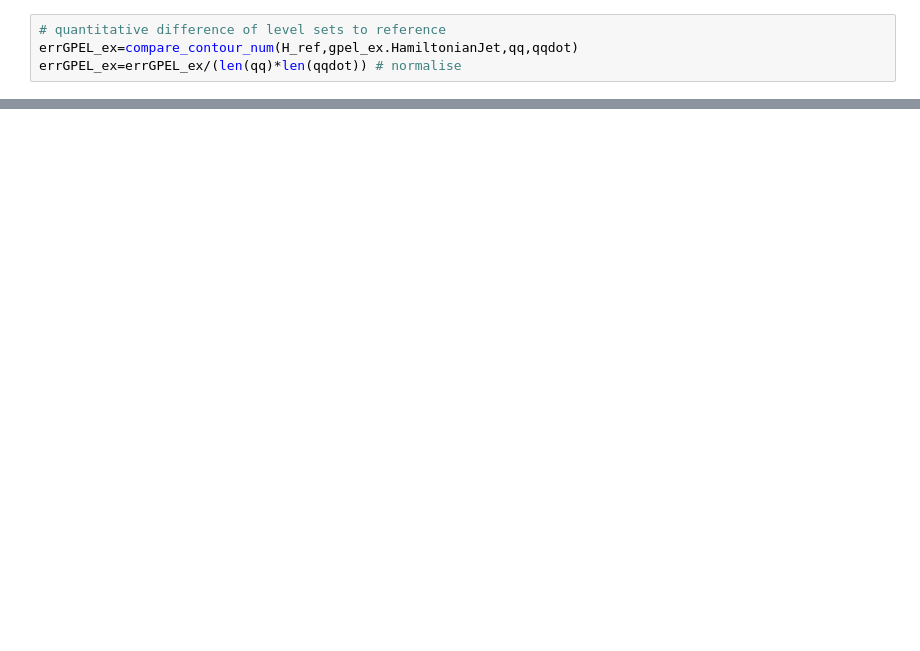
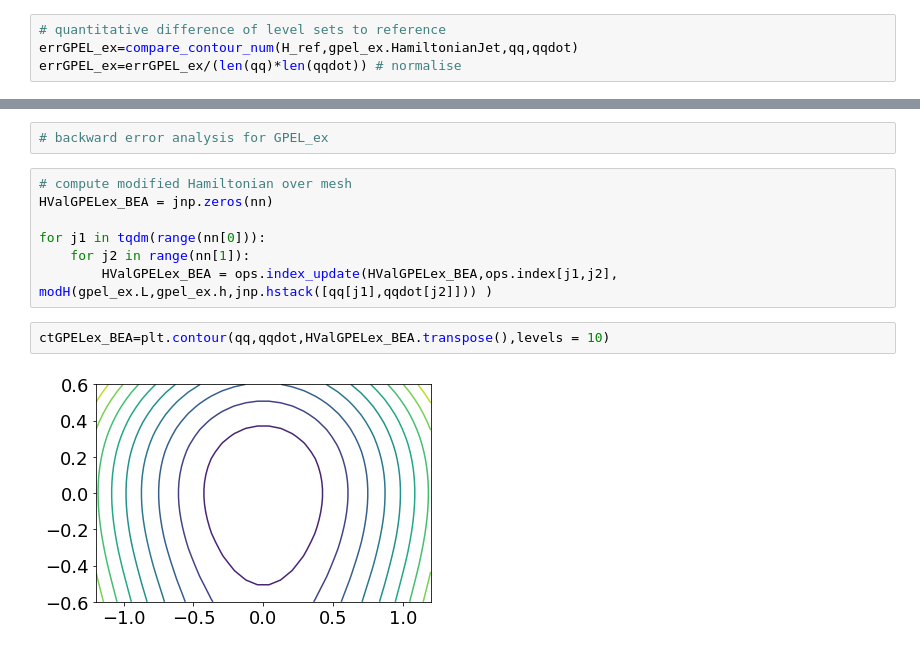
Before and after one commit to Christian-Offen/LagrangianShadowIntegration, a Jupyter notebook: Pendulum_midpoint.ipynb, the cells around one changed output, grey strips where cells are left out. Cells and saved outputs as stored; diff of their text form; blank space fills up the shorter version.

```diff
--- a/Pendulum_midpoint.ipynb
+++ b/Pendulum_midpoint.ipynb
@@ -602,0 +636,13 @@ DeviceArray(3.40859097e-05, dtype=float64)
+# %%
+# backward error analysis for GPEL_ex
+# %%
+# compute modified Hamiltonian over mesh
+HValGPELex_BEA = jnp.zeros(nn)
+
+for j1 in tqdm(range(nn[0])):
+    for j2 in range(nn[1]):
+        HValGPELex_BEA = ops.index_update(HValGPELex_BEA,ops.index[j1,j2], modH(gpel_ex.L,gpel_ex.h,jnp.hstack([qq[j1],qqdot[j2]])) )
+# %%
+ctGPELex_BEA=plt.contour(qq,qqdot,HValGPELex_BEA.transpose(),levels = 10)
+# %% [output]
+[figure, added]
```
Also changed, not shown: parts of 16 cells of this notebook.
